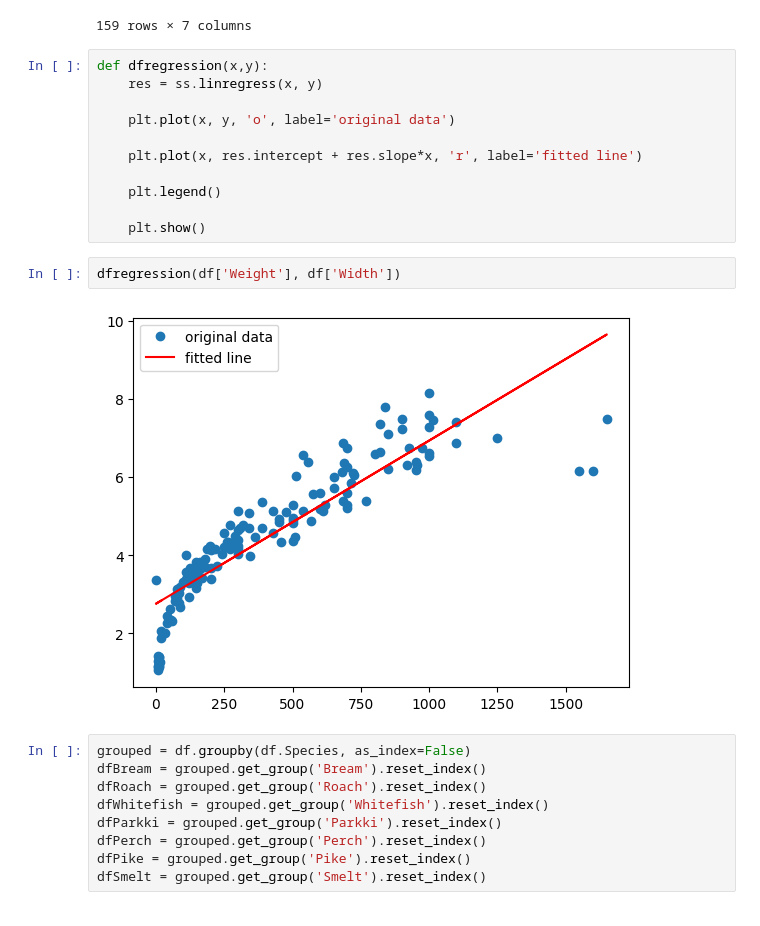
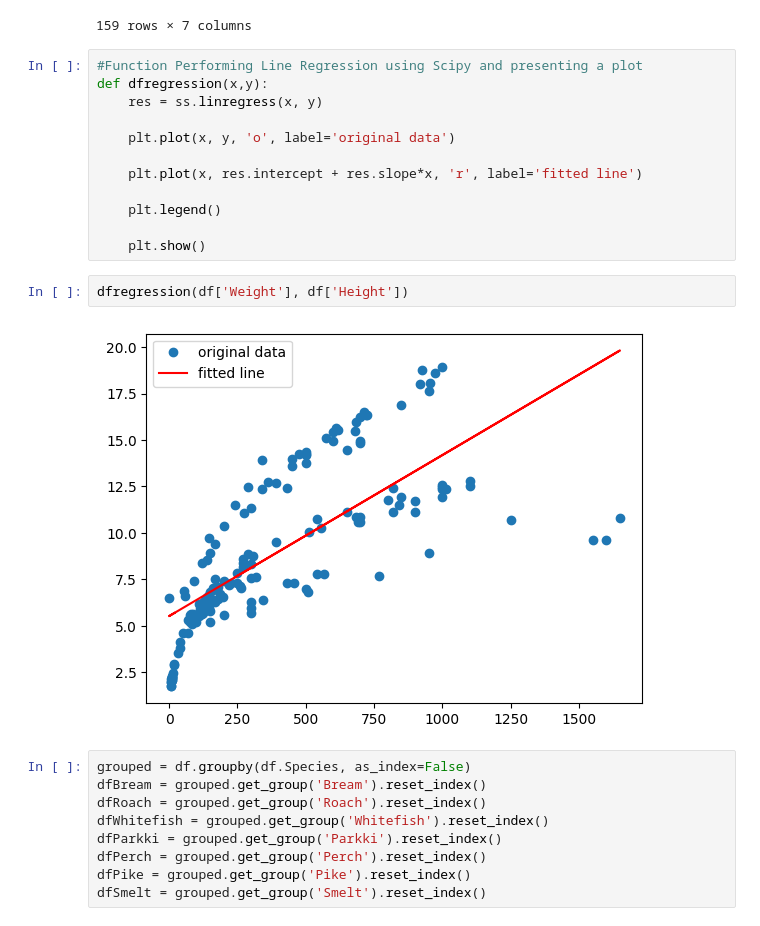
Before and after one commit to StephenCaulfield/MLAS-Autumn-Stephen-Caulfield, a Jupyter notebook: regression.ipynb, the cells around one changed output. Drawn from its saved outputs; the diff is of its cells as text.

```diff
--- a/regression.ipynb
+++ b/regression.ipynb
@@ -65,6 +68,7 @@ df
 | 158 | Smelt | 19.9 | 13.8 | 15.0 | 16.2 | 2.9322 | 1.8792 |
 159 rows × 7 columns
 # %%
+#Function Performing Line Regression using Scipy and presenting a plot
 def dfregression(x,y):
     res = ss.linregress(x, y)
 
@@ -76,9 +80,9 @@ def dfregression(x,y):
 
     plt.show()
 # %%
-dfregression(df['Weight'], df['Width'])
+dfregression(df['Weight'], df['Height'])
 # %% [output]
-[figure, old version]
+[figure, new version]
 # %%
 grouped = df.groupby(df.Species, as_index=False)
 dfBream = grouped.get_group('Bream').reset_index()
```
Also changed, not shown: parts of 10 cells of this notebook, 1 other file.
